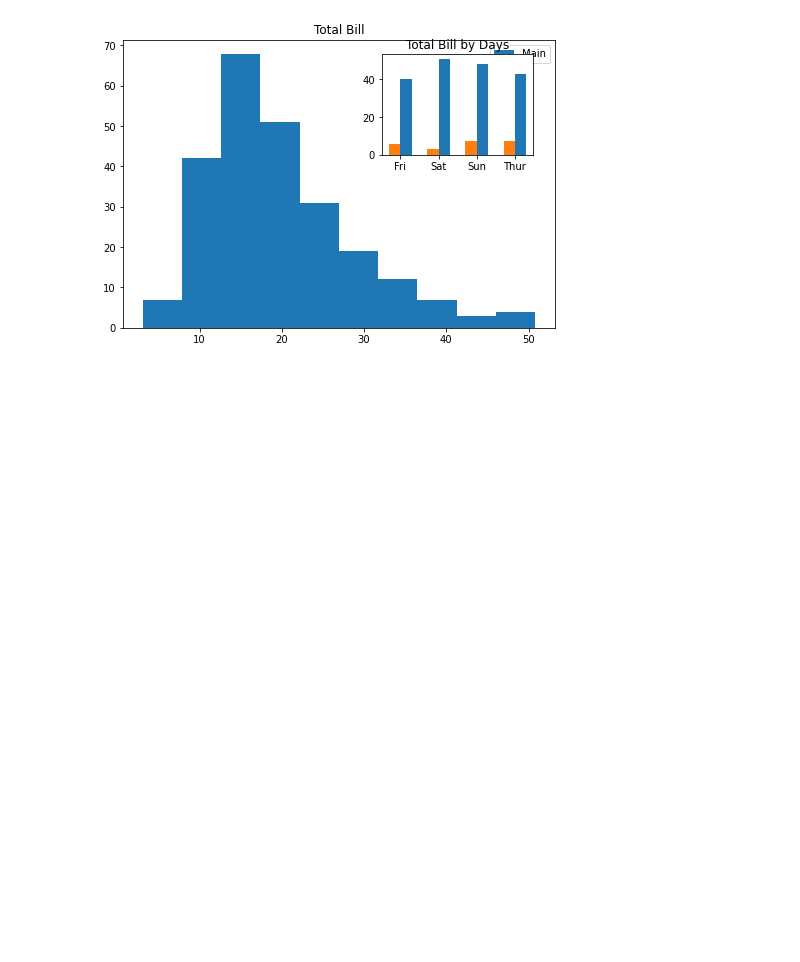
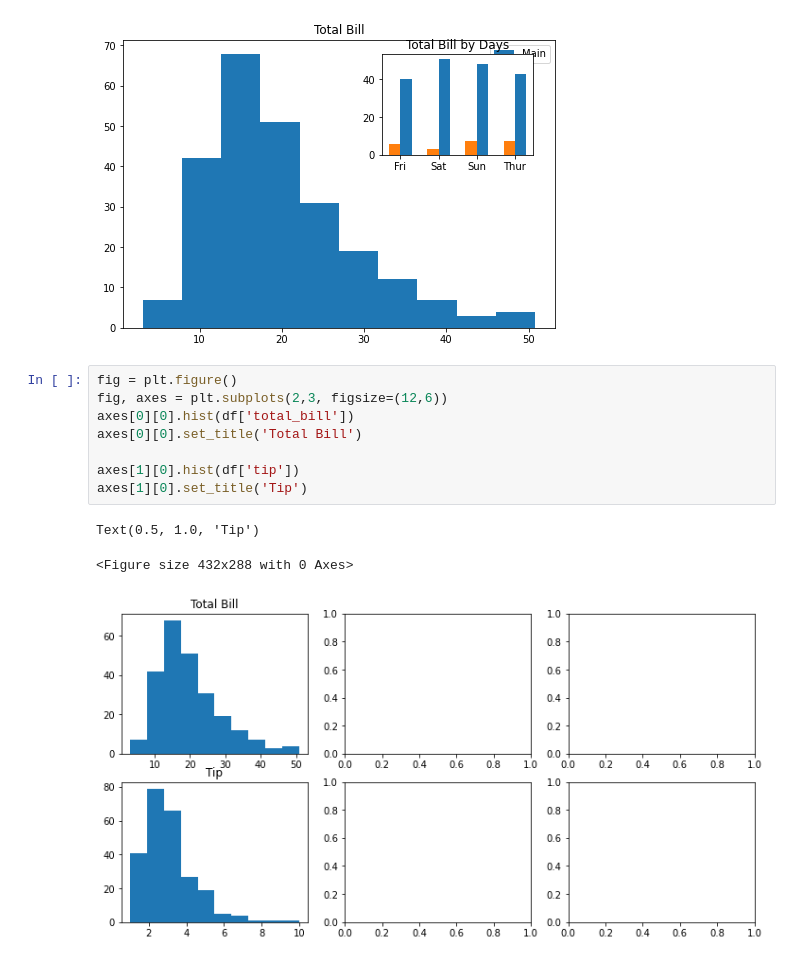
Before and after one commit to elynets/skillfactory, a Jupyter notebook: jupiterNotebooks/Unit2-2. Python 10. Visualization Method.ipynb, the cells around one changed output. Cells and saved outputs as stored; diff of their text form; blank space fills up the shorter version.

```diff
--- a/jupiterNotebooks/Unit2-2. Python 10. Visualization Method.ipynb
+++ b/jupiterNotebooks/Unit2-2. Python 10. Visualization Method.ipynb
@@ -124,3 +121,15 @@ main_axes.legend(loc = 1)
 # %% [output]
 <matplotlib.legend.Legend at 0x...>
 [figure]
+# %%
+fig = plt.figure()
+fig, axes = plt.subplots(2,3, figsize=(12,6))
+axes[0][0].hist(df['total_bill'])
+axes[0][0].set_title('Total Bill')
+
+axes[1][0].hist(df['tip'])
+axes[1][0].set_title('Tip')
+# %% [output]
+Text(0.5, 1.0, 'Tip')
+<Figure size 432x288 with 0 Axes>
+[figure, added]
```
Also changed, not shown: parts of 12 cells of this notebook, 1 other file.
